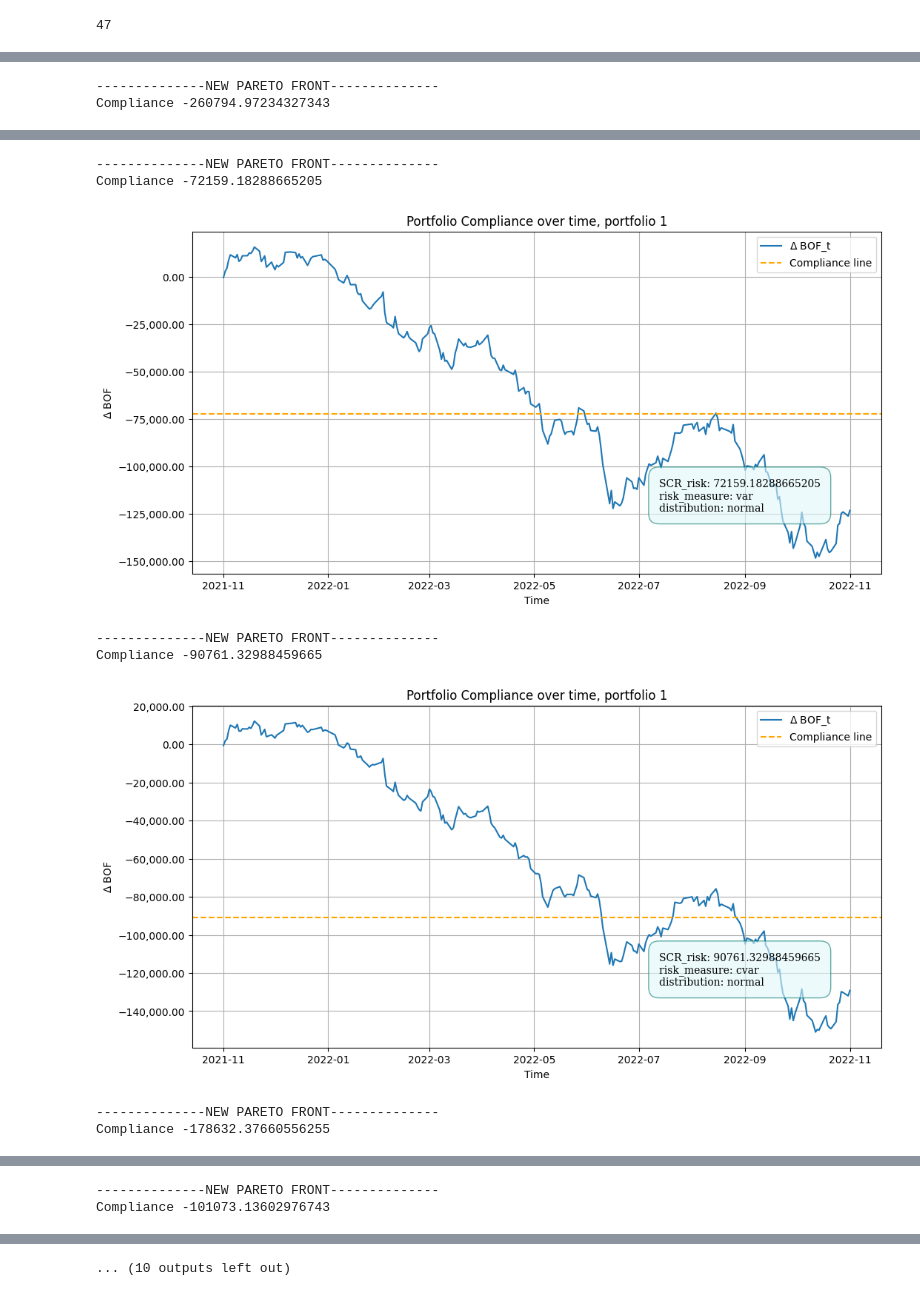
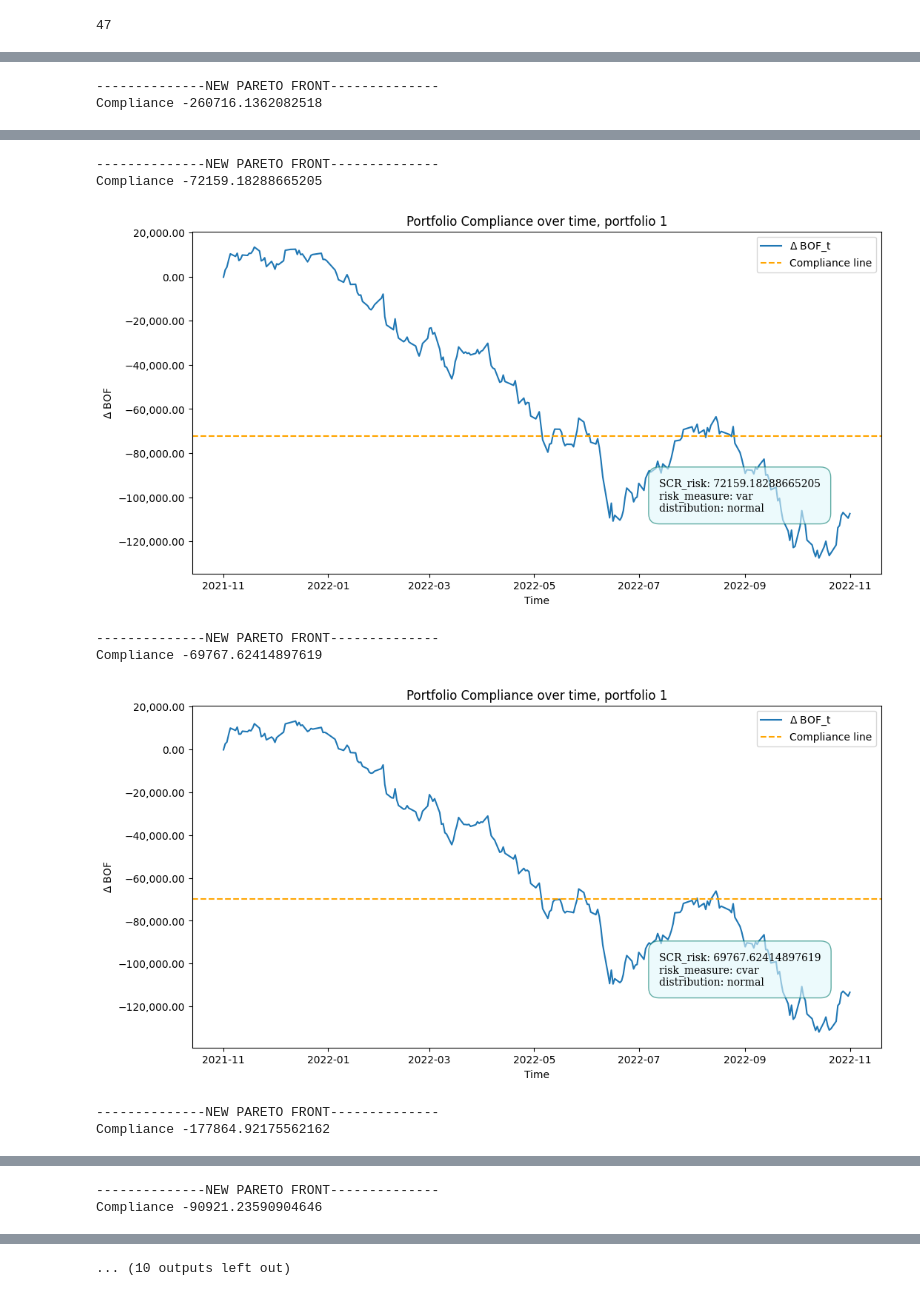
Before and after one commit to nickaskari/portfolio-opt-insurance, a Jupyter notebook: optimization/visualization/compliance_plots.ipynb, the cells around one changed output, grey strips where cells are left out. Saved outputs shown, nothing was run; the diff lists cells and outputs as text; code cells hidden in the pictures.

Commit message:
timeline_plots

```diff
--- a/optimization/visualization/compliance_plots.ipynb
+++ b/optimization/visualization/compliance_plots.ipynb
@@ -63,5 +63,3 @@ def average_weights_pareto_fronts(pareto_fronts):
         averaged_pareto_fronts.append(averaged_pareto_front)
 
     return averaged_pareto_fronts
-# %%
-pareto_fronts = average_weights_pareto_fronts(pareto_fronts)
@@ -69,0 +66,17 @@ pareto_fronts = average_weights_pareto_fronts(pareto_fronts)
+# %%
+def risk_averse_portfolios(pareto_fronts):
+    risk_averse_portfolios = []
+
+    for pareto_front in pareto_fronts:
+
+        portfolio = min(pareto_front, key=lambda portfolio: portfolio['SCR_risk'])
+        least_risk_portfolio = [portfolio]
+        risk_averse_portfolios.append(least_risk_portfolio)
+    return risk_averse_portfolios
+# %%
+pareto_fronts1 = average_weights_pareto_fronts(pareto_fronts)
+pareto_fronts = risk_averse_portfolios(pareto_fronts)
+
+print(pareto_fronts)
+
+print(pareto_fronts1)
@@ -140,8 +156,7 @@ for pareto_front in pareto_fronts:
         plt.xlabel("Time")
         plt.ylabel(r"$\Delta$ BOF")
         plt.legend()
-        plt.grid(True)
         plt.show()
 # %% [output]
 --------------NEW PARETO FRONT--------------
-Compliance -260794.97234327343
+Compliance -260716.1362082518
@@ -149,8 +164,8 @@ Compliance -260794.97234327343
 --------------NEW PARETO FRONT--------------
 Compliance -72159.18288665205
-[figure, old version]
+[figure, new version]
 --------------NEW PARETO FRONT--------------
-Compliance -90761.32988459665
+Compliance -69767.62414897619
-[figure, old version]
+[figure, new version]
 --------------NEW PARETO FRONT--------------
-Compliance -178632.37660556255
+Compliance -177864.92175562162
@@ -158,2 +173,2 @@ Compliance -178632.37660556255
 --------------NEW PARETO FRONT--------------
-Compliance -101073.13602976743
+Compliance -90921.23590904646
```
Also changed, not shown: parts of 3 cells of this notebook, 1 other file.
